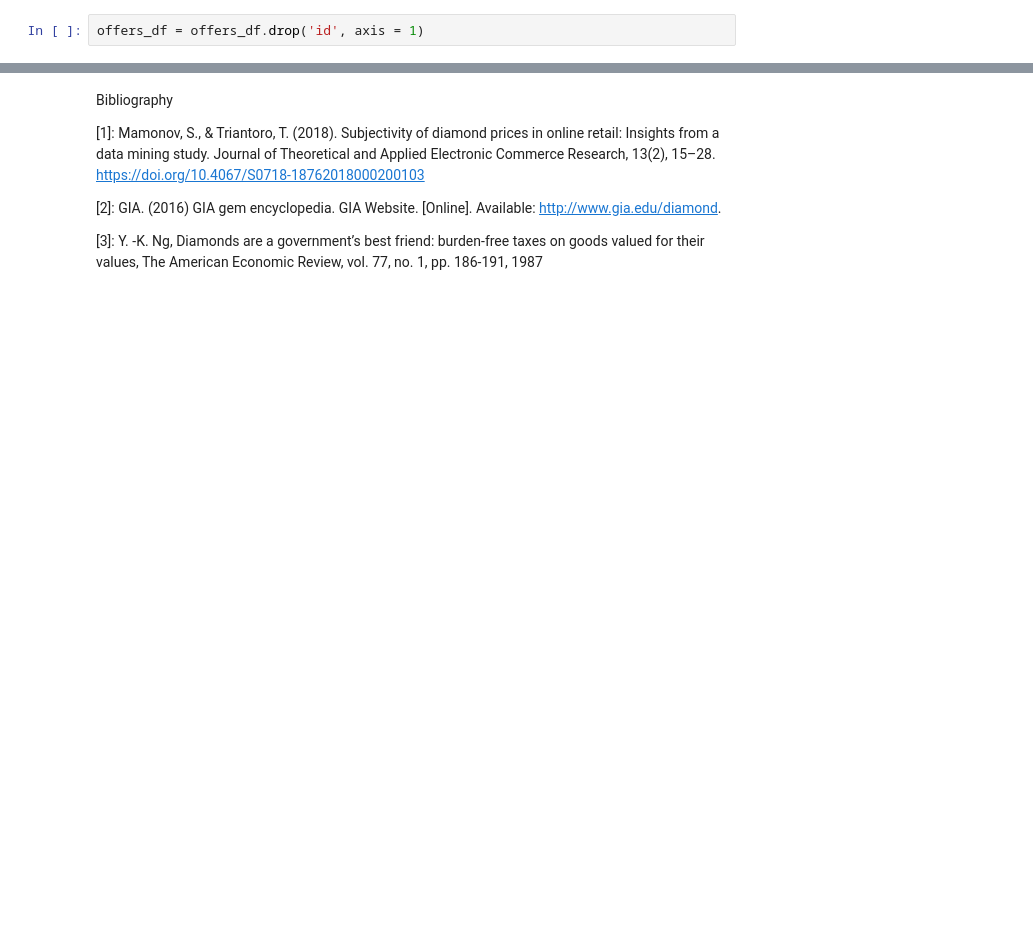
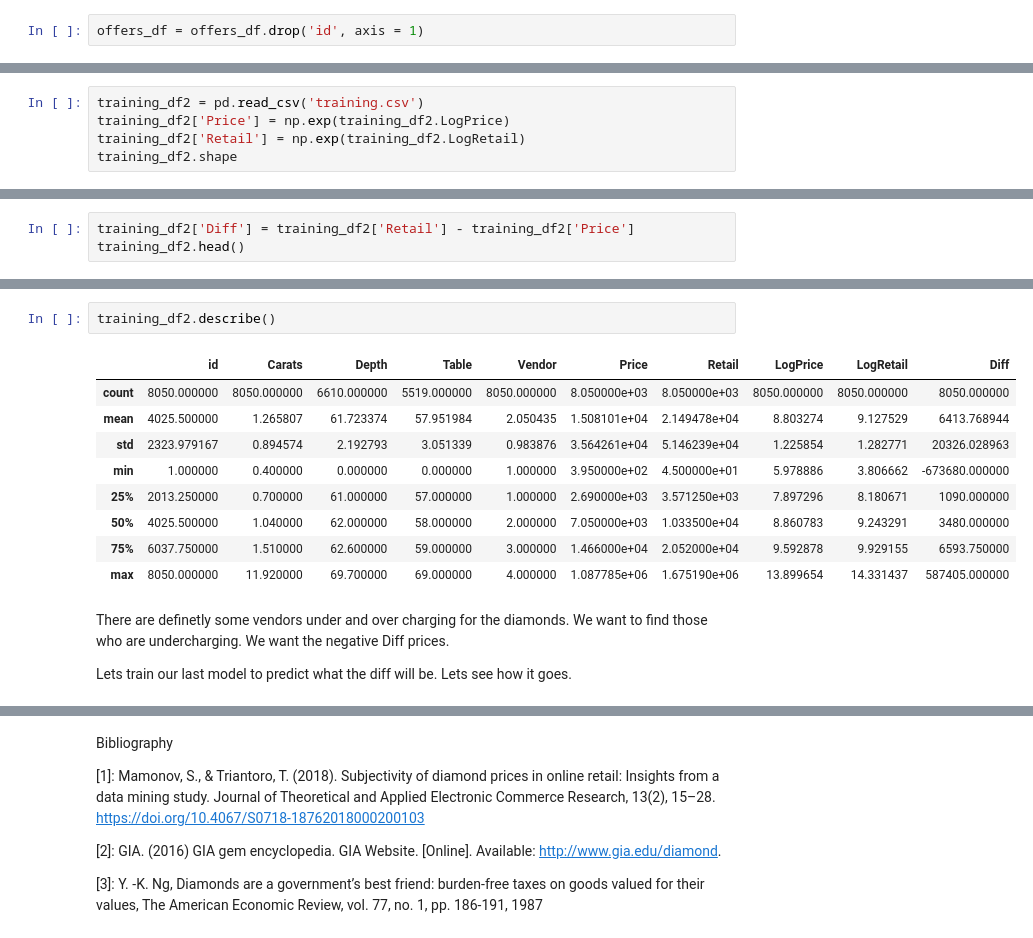
Before and after one commit to ivanbergon/Github_privado, a Jupyter notebook: Job projects/Enova/AnalyticsAssessment/Enova Project - Ivan Berlim Gonçalves.ipynb, the cells around one changed output, grey strips where cells are left out. Cells and saved outputs as stored; diff of their text form; blank space fills up the shorter version.

```diff
--- a/Job projects/Enova/AnalyticsAssessment/Enova Project - Ivan Berlim Gonçalves.ipynb
+++ b/Job projects/Enova/AnalyticsAssessment/Enova Project - Ivan Berlim Gonçalves.ipynb
@@ -1565,0 +1674,5 @@ df[df.columns.intersection(l)]
+# %%
+training_df2 = pd.read_csv('training.csv')
+training_df2['Price'] = np.exp(training_df2.LogPrice)
+training_df2['Retail'] = np.exp(training_df2.LogRetail)
+training_df2.shape
@@ -1565,0 +1695,3 @@ df[df.columns.intersection(l)]
+# %%
+training_df2['Diff'] = training_df2['Retail'] - training_df2['Price']
+training_df2.head()
@@ -1565,0 +1706,16 @@ df[df.columns.intersection(l)]
+# %%
+training_df2.describe()
+# %% [output]
+|  | id | Carats | Depth | Table | Vendor | Price | Retail | LogPrice | LogRetail | Diff |
+| count | 8050.000000 | 8050.000000 | 6610.000000 | 5519.000000 | 8050.000000 | 8.050000e+03 | 8.050000e+03 | 8050.000000 | 8050.000000 | 8050.000000 |
+| mean | 4025.500000 | 1.265807 | 61.723374 | 57.951984 | 2.050435 | 1.508101e+04 | 2.149478e+04 | 8.803274 | 9.127529 | 6413.768944 |
+| std | 2323.979167 | 0.894574 | 2.192793 | 3.051339 | 0.983876 | 3.564261e+04 | 5.146239e+04 | 1.225854 | 1.282771 | 20326.028963 |
+| min | 1.000000 | 0.400000 | 0.000000 | 0.000000 | 1.000000 | 3.950000e+02 | 4.500000e+01 | 5.978886 | 3.806662 | -673680.000000 |
+| 25% | 2013.250000 | 0.700000 | 61.000000 | 57.000000 | 1.000000 | 2.690000e+03 | 3.571250e+03 | 7.897296 | 8.180671 | 1090.000000 |
+| 50% | 4025.500000 | 1.040000 | 62.000000 | 58.000000 | 2.000000 | 7.050000e+03 | 1.033500e+04 | 8.860783 | 9.243291 | 3480.000000 |
+| 75% | 6037.750000 | 1.510000 | 62.600000 | 59.000000 | 3.000000 | 1.466000e+04 | 2.052000e+04 | 9.592878 | 9.929155 | 6593.750000 |
+| max | 8050.000000 | 11.920000 | 69.700000 | 69.000000 | 4.000000 | 1.087785e+06 | 1.675190e+06 | 13.899654 | 14.331437 | 587405.000000 |
+# %% [markdown]
+There are definetly some vendors under and over charging for the diamonds. We want to find those who are undercharging. We want the negative Diff prices.
+
+Lets train our last model to predict what the diff will be. Lets see how it goes.
```
Also changed, not shown: parts of 87 cells of this notebook, 2 other files.
